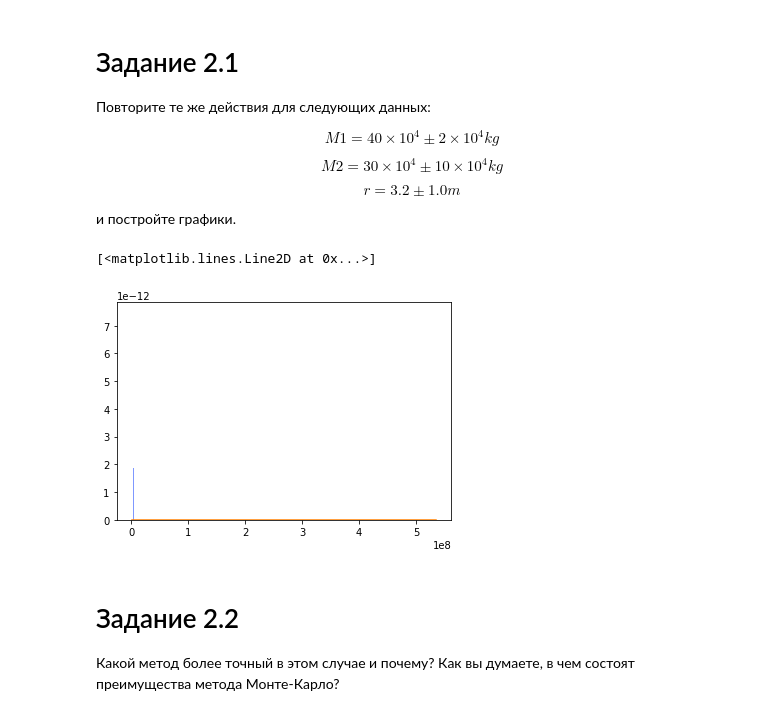
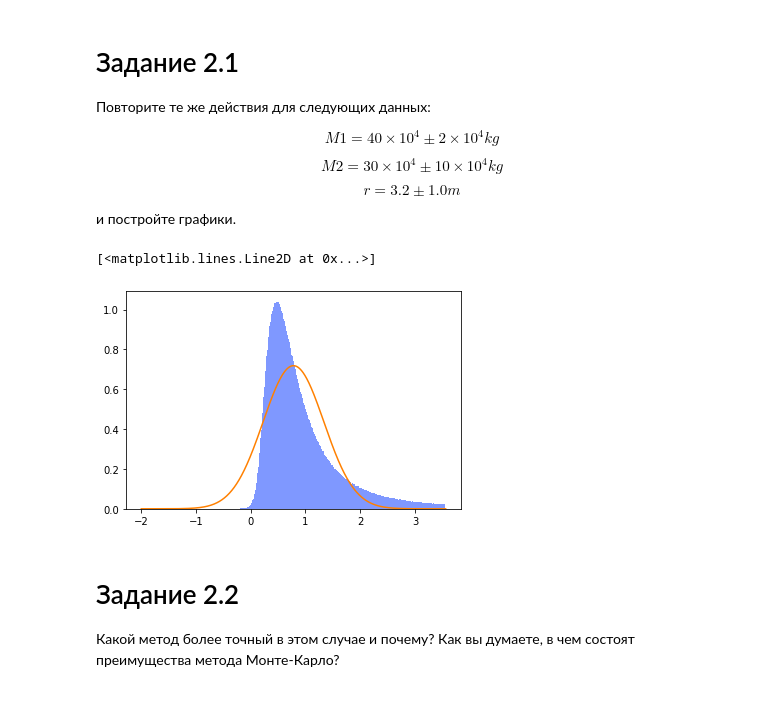
Before and after one commit to nazar-si/calc-phys, a Jupyter notebook: Distribution error.ipynb, the cells around one changed output. Saved outputs shown, nothing was run; the diff lists cells and outputs as text; code cells hidden in the pictures.

Commit message:
Fixed monte-carlo

```diff
--- a/Distribution error.ipynb
+++ b/Distribution error.ipynb
@@ -52,23 +53,26 @@ print(error(40*10**4, 0.05 * 10**4, 30 * 10**4, 0.1 * 10**4, 3.2, 0.01))
 
 Напишите функцию, которая моделирует силу методом Монте-Карло и строит нормированную гистограмму.
 # %%
-epsilon = 10 ** (-3) # we will ignore all the values smaller that that
+def Wrapper(M1, dM1, M2, dM2, r, dr, n=10**6, lim = None, out = False, seed = None):
+    subdiv = 500
 
-def MonteCarloNormal(M1, dM1, M2, dM2, r, dr, n=10**6):
-
-    subdiv = 1000
+    if (seed):
+        np.random.seed(seed)
     aM1 = np.random.normal(M1, dM1, n)
     aM2 = np.random.normal(M2, dM2, n)
     ar = np.random.normal(r, dr, n)
 
     F = G * aM1 * aM2 / ar ** 2
+    if (lim):
+        count, bins = np.histogram(F, subdiv, range=lim, density=True)
+    else:
+        count, bins = np.histogram(F, subdiv, density=True)
+    if (out):
+        plt.hist(bins[:-1], subdiv, weights= count, color=(0, 0.2, 1, 0.5))
+    return bins[0], bins[-1], F.mean(), F.std()
 
-    count, bins = np.histogram(F, subdiv, density=True)
-    count = count[bins[:-1] > epsilon]
-    bins = bins[bins > epsilon]
-
-    plt.hist(bins[:-1], subdiv, weights= count, color=(0, 0.2, 1, 0.5))
-    return bins[0], bins[-1], F.mean(), F.std()
+def MonteCarloNormal(M1, dM1, M2, dM2, r, dr, n=10**6):
+    return Wrapper(M1, dM1, M2, dM2, r, dr, n, out=True)
 # %% [markdown]
 # Задание 1.3
 
@@ -95,13 +99,13 @@ $$r=3.2±1.0 m$$
 
 и постройте графики.
 # %%
-left, right, F_prime, sigma_prime = MonteCarloNormal(40*10**4, 2 * 10**4, 30 * 10**4, 10 * 10**4, 3.2, 1, 10 ** 6)
 F, sigma = error(40*10**4, 2 * 10**4, 30 * 10**4, 10 * 10**4, 3.2, 1)
-x = np.linspace(left, right, 1000)
+_, _, F0, sigma0 = Wrapper(40*10**4, 2 * 10**4, 30 * 10**4, 10 * 10**4, 3.2, 1, 10 ** 7, lim=[F - sigma * 5, F + sigma * 5], out=True)
+x = np.linspace(F - sigma * 5, F + sigma * 5, 1000)
 plt.plot(x, 1 / np.sqrt(2 * np.pi * sigma ** 2)  * np.exp(- (x - F) ** 2 / (2 * sigma ** 2)), color=(1, 0.5, 0))
 # %% [output]
 [<matplotlib.lines.Line2D at 0x...>]
-[figure, old version]
+[figure, new version]
 # %% [markdown]
 # Задание 2.2
 
```
Also changed, not shown: parts of 2 cells of this notebook, 1 other file.
